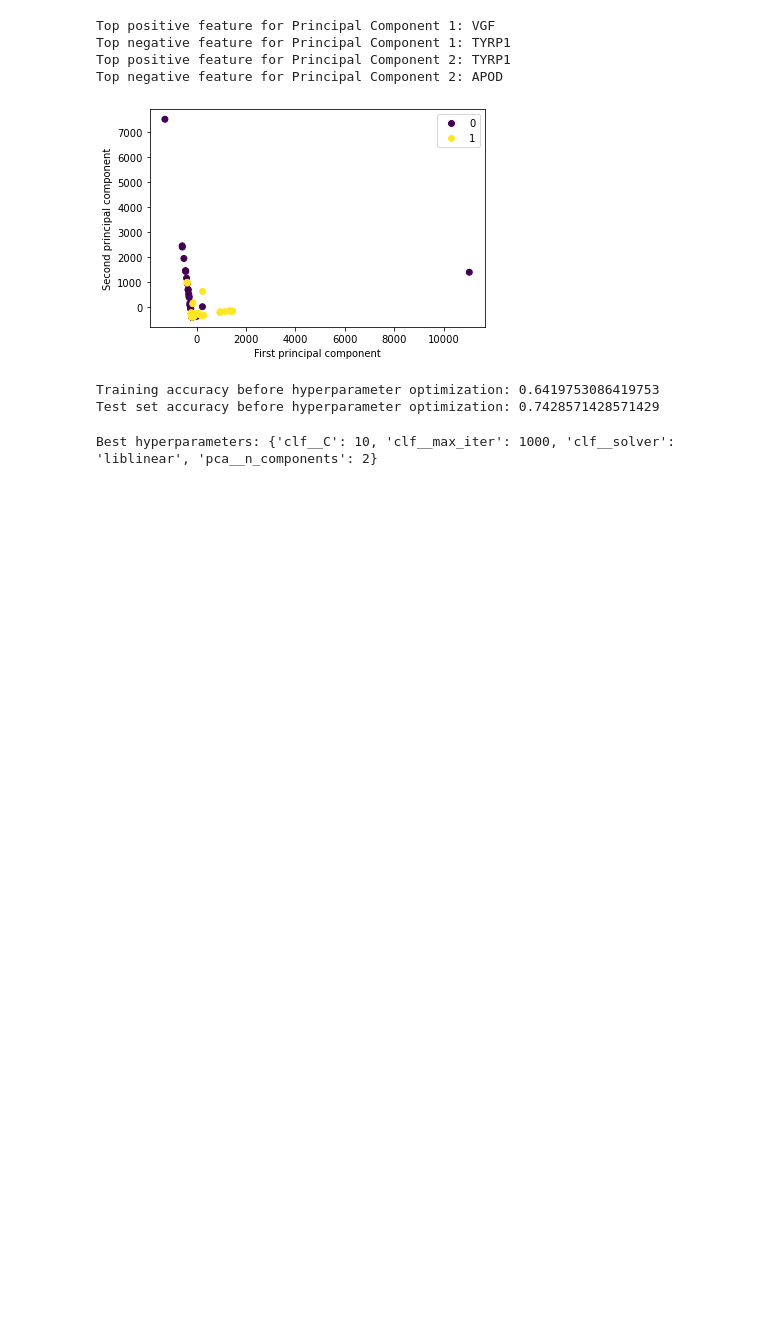
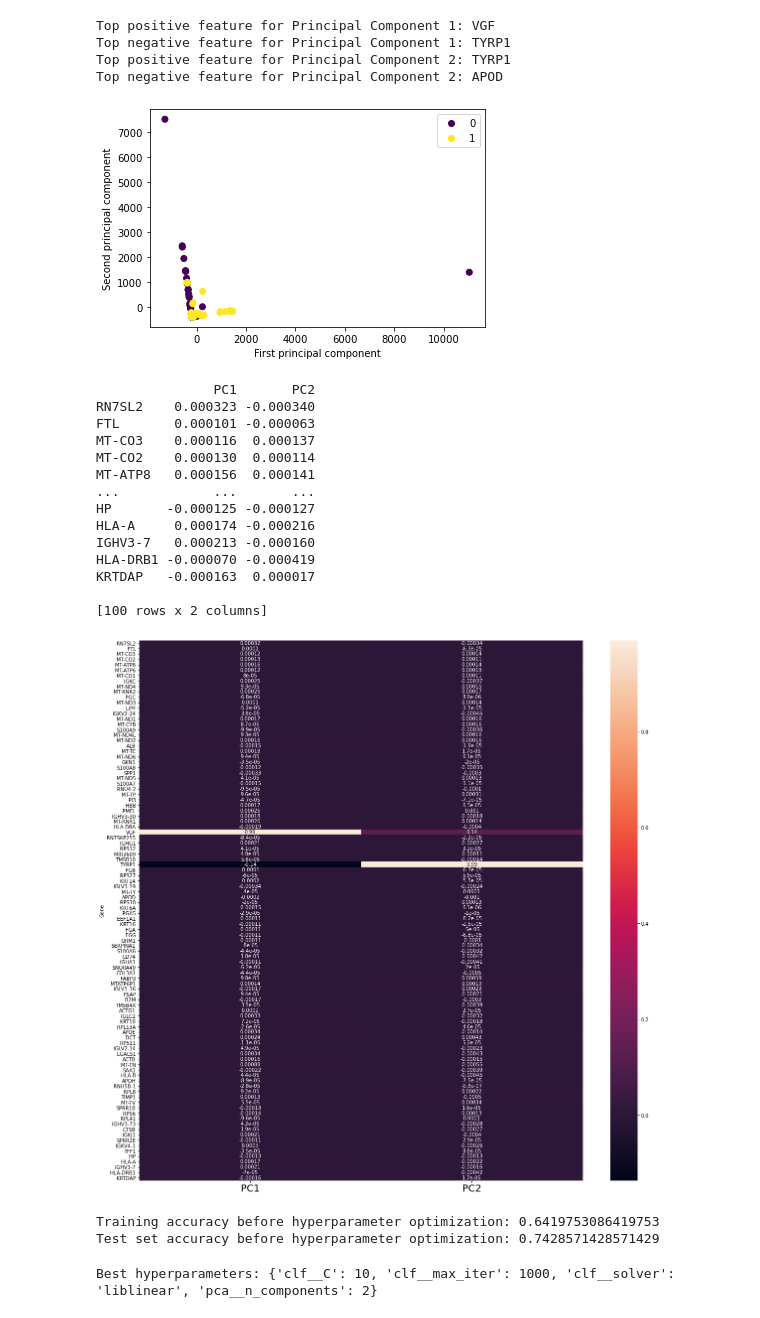
Before and after one commit to evzhng/LMP1210_2024, a Jupyter notebook: scripts/GSE910_PCA_top_100.ipynb, the cells around one changed output. Saved outputs shown, nothing was run; the diff lists cells and outputs as text; code cells hidden in the pictures; blank space fills up the shorter version.

Commit message:
added heatmap for loadings

```diff
--- a/scripts/GSE910_PCA_top_100.ipynb
+++ b/scripts/GSE910_PCA_top_100.ipynb
@@ -99,6 +100,34 @@ plt.legend(handles=fig.legend_elements()[0], labels=list(set(labels['Response'])
 plt.show()
 # %% [output]
 [figure]
+# %%
+# heatmap of loadings
+loadings = pd.DataFrame(pca2.components_.T, columns=['PC1', 'PC2'], index=genes )
+print(loadings)
+
+plt.rcParams['figure.figsize'] = [20, 20]
+plt_loadings = sns.heatmap(loadings, xticklabels = True, yticklabels = True, annot = True)
+plt_loadings.set(ylabel = 'Gene')
+plt_loadings.tick_params(axis = 'y', labelsize = 10)
+plt_loadings.tick_params(axis = 'x', labelsize = 20)
+
+plt.savefig('../figures/GSE910_PCA_top100_loadings.png')
+# %% [output]
+               PC1       PC2
+RN7SL2    0.000323 -0.000340
+FTL       0.000101 -0.000063
+MT-CO3    0.000116  0.000137
+MT-CO2    0.000130  0.000114
+MT-ATP8   0.000156  0.000141
+...            ...       ...
+HP       -0.000125 -0.000127
+HLA-A     0.000174 -0.000216
+IGHV3-7   0.000213 -0.000160
+HLA-DRB1 -0.000070 -0.000419
+KRTDAP   -0.000163  0.000017
+
+[100 rows x 2 columns]
+[figure, added]
 # %%
 # Train a logistic regression model using the top PCs before optimizing hyperparameters
 X_train, X_test, y_train, y_test = train_test_split(PCAreduced_data, labels['Response'], test_size = 0.3, random_state=1210)
```
Also changed, not shown: parts of 1 cell of this notebook, 1 other file.
